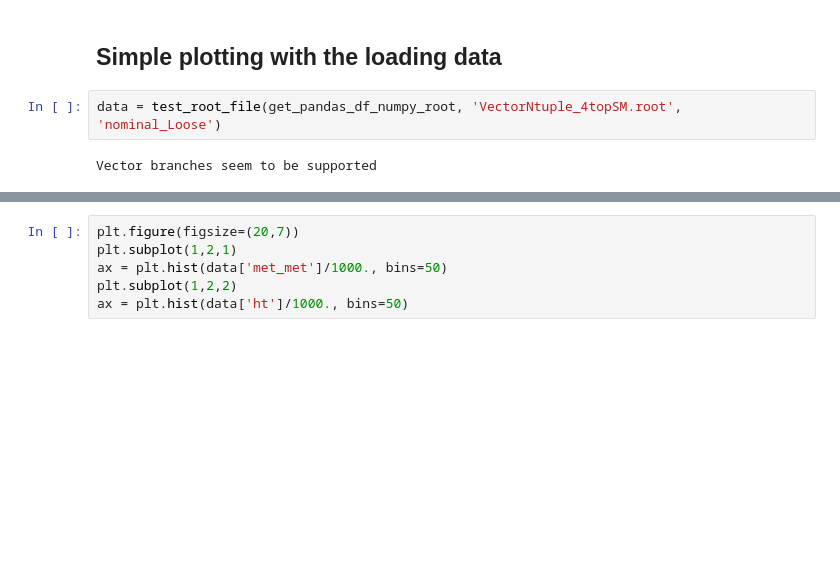
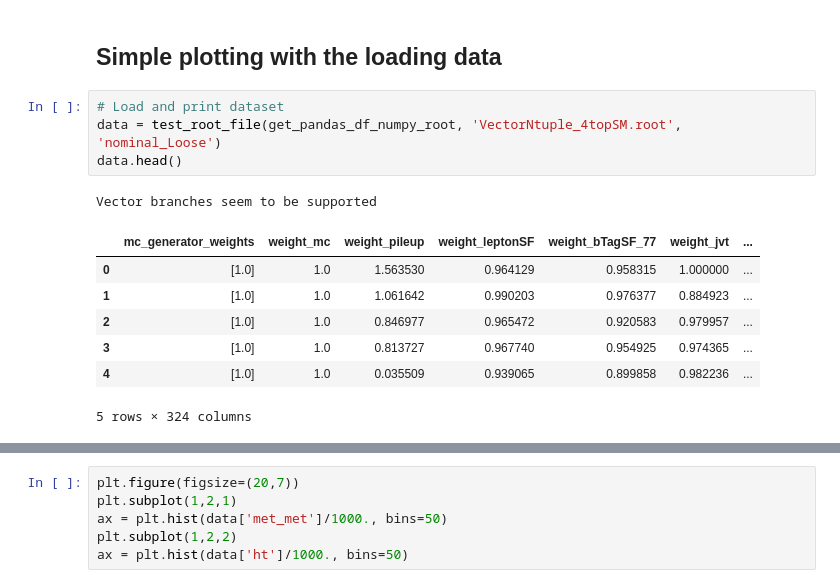
Before and after one commit to rmadar/root-with-pandas, a Jupyter notebook: BasicDataExploration.ipynb, the cells around one changed output, grey strips where cells are left out. Drawn from its saved outputs; the diff is of its cells as text; blank space fills up the shorter version.

Commit message:
Adding more a printing function for the dataset

```diff
--- a/BasicDataExploration.ipynb
+++ b/BasicDataExploration.ipynb
@@ -95,6 +95,15 @@ del d3
 # %% [markdown]
 ## Simple plotting with the loading data
 # %%
+# Load and print dataset
 data = test_root_file(get_pandas_df_numpy_root, 'VectorNtuple_4topSM.root', 'nominal_Loose')
+data.head()
 # %% [output]
 Vector branches seem to be supported
+|  | mc_generator_weights | weight_mc | weight_pileup | weight_leptonSF | weight_bTagSF_77 | weight_jvt | ... |
+| 0 | [1.0] | 1.0 | 1.563530 | 0.964129 | 0.958315 | 1.000000 | ... |
+| 1 | [1.0] | 1.0 | 1.061642 | 0.990203 | 0.976377 | 0.884923 | ... |
+| 2 | [1.0] | 1.0 | 0.846977 | 0.965472 | 0.920583 | 0.979957 | ... |
+| 3 | [1.0] | 1.0 | 0.813727 | 0.967740 | 0.954925 | 0.974365 | ... |
+| 4 | [1.0] | 1.0 | 0.035509 | 0.939065 | 0.899858 | 0.982236 | ... |
+5 rows × 324 columns
```
Also changed, not shown: parts of 18 cells of this notebook.
